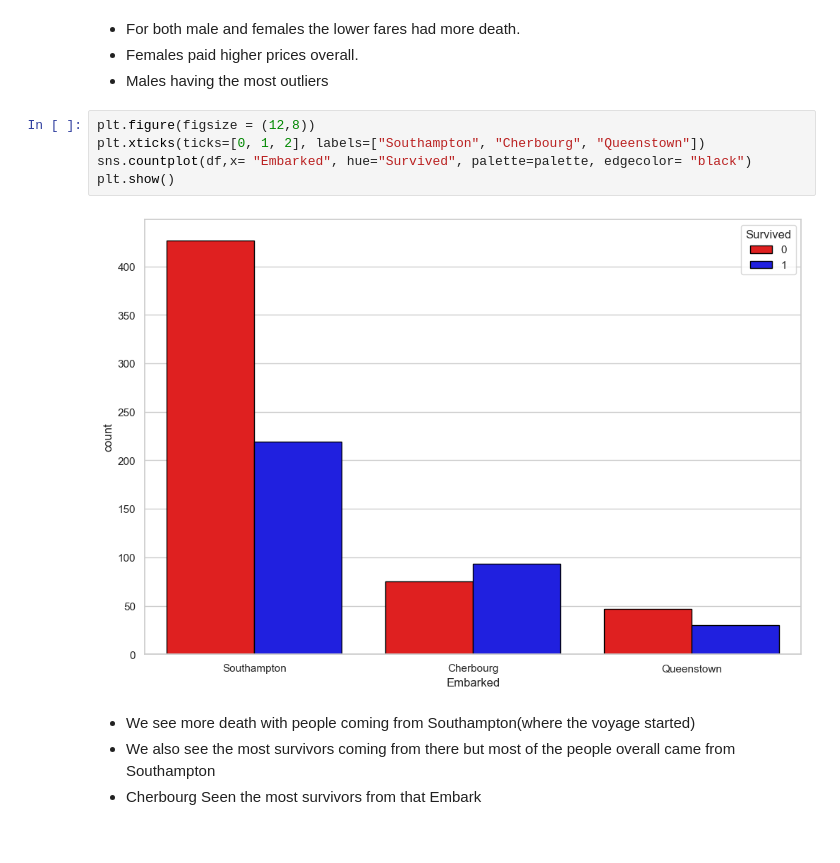
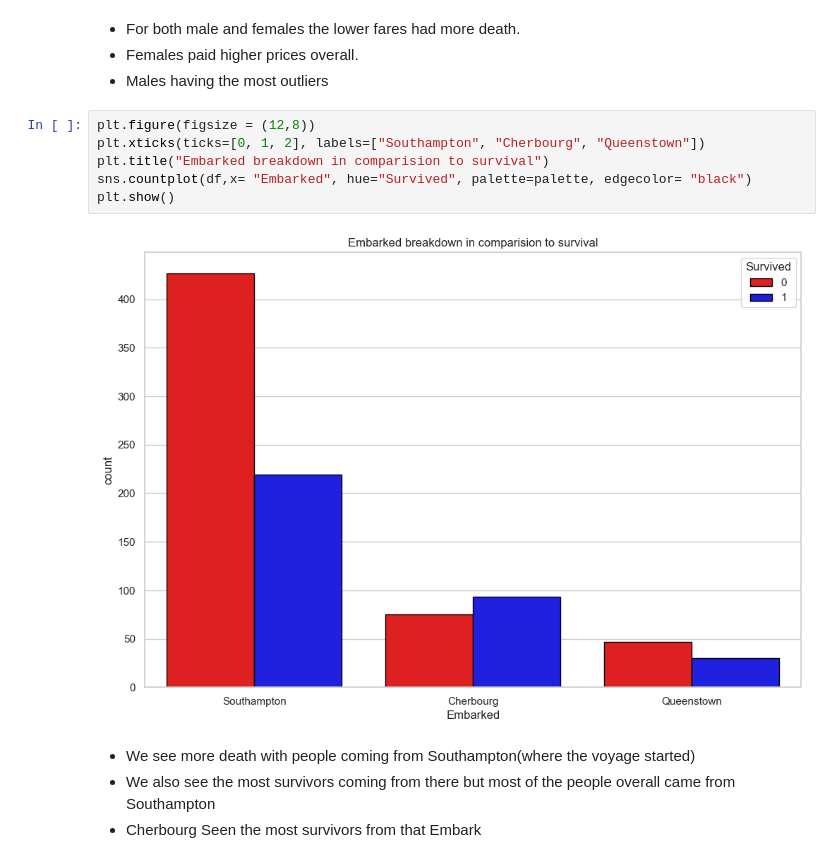
Before and after one commit to GClark89/Titanic, a Jupyter notebook: EDA.ipynb, the cells around one changed output. Cells and saved outputs as stored; diff of their text form.

```diff
--- a/EDA.ipynb
+++ b/EDA.ipynb
@@ -389,10 +391,11 @@ plt.show()
 # %%
 plt.figure(figsize = (12,8))
 plt.xticks(ticks=[0, 1, 2], labels=["Southampton", "Cherbourg", "Queenstown"])
+plt.title("Embarked breakdown in comparision to survival")
 sns.countplot(df,x= "Embarked", hue="Survived", palette=palette, edgecolor= "black")
 plt.show()
 # %% [output]
-[figure, old version]
+[figure, new version]
 # %% [markdown]
 - We see more death with people coming from Southampton(where the voyage started)
 - We also see the most survivors coming from there but most of the people overall came from Southampton
```
Also changed, not shown: parts of 12 cells of this notebook, 3 other files.
